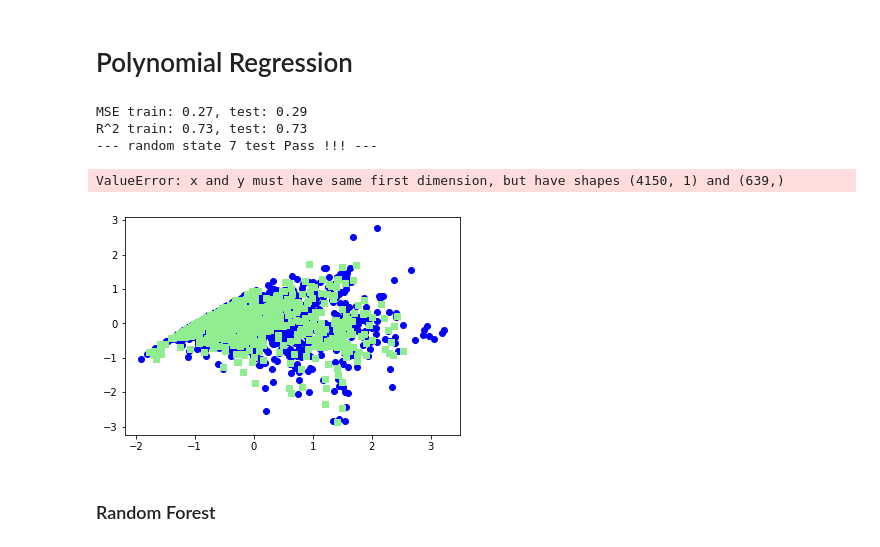
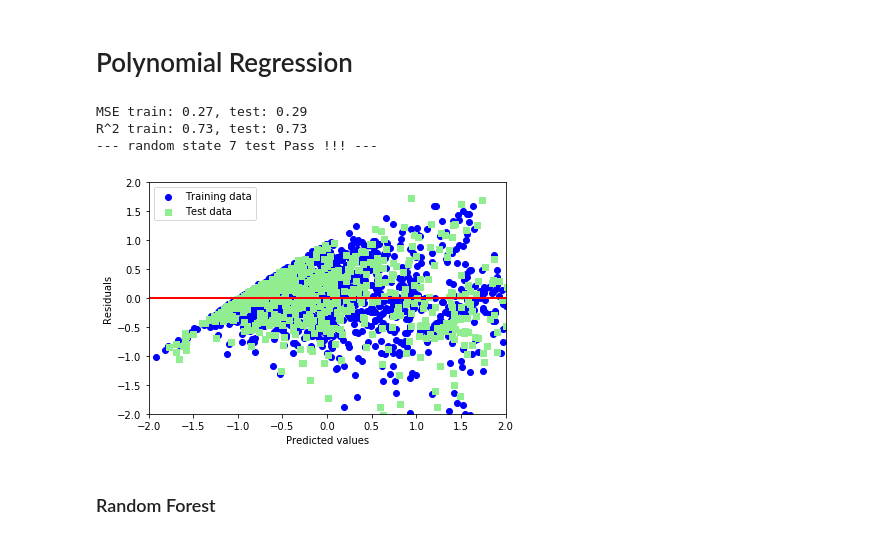
Before and after one commit to smog70151/DeepLearning, a Jupyter notebook: Lab04-2_104062232.ipynb, the cells around one changed output. Saved outputs shown, nothing was run; the diff lists cells and outputs as text; code cells hidden in the pictures.

```diff
--- a/Lab04-2_104062232.ipynb
+++ b/Lab04-2_104062232.ipynb
@@ -135,42 +135,35 @@ if r2_score(y_test_std, y_test_pred) > 0.71:
     print('R^2 train: %.2f, test: %.2f' % (r2_score(y_train_std, y_train_pred),
                                            r2_score(y_test_std, y_test_pred)))
     isPass = True
     print('--- random state 7 test Pass !!! ---')
 
-X_range = np.arange(X_poly_test.min(), X_poly_test.max(), 1)[:, np.newaxis]
 
 plt.scatter(
     y_train_pred,
     y_train_pred - y_train_std,
     c='blue',
     marker='o',
     label='Training data')
 plt.scatter(
     y_test_pred,
     y_test_pred - y_test_std,
     c='lightgreen',
     marker='s',
     label='Test data')
-plt.plot(
-    X_range,
-    y_test_pred,
-    label='Cubic (d=3), $R^2=%.2f$' % (r2_score(y_test_std, y_test_pred)),
-    color='green',
-    lw=2)
+
 plt.xlabel('Predicted values')
 plt.ylabel('Residuals')
 plt.legend(loc='upper left')
 plt.hlines(y=0, xmin=-2, xmax=2, lw=2, color='red')
 plt.xlim([-2, 2])
 plt.ylim([-2, 2])
 plt.tight_layout()
 plt.show()
 # %% [output]
 MSE train: 0.27, test: 0.29
 R^2 train: 0.73, test: 0.73
 --- random state 7 test Pass !!! ---
-ValueError: x and y must have same first dimension, but have shapes (4150, 1) and (639,)
-[figure, old version]
+[figure, new version]
 # %% [markdown]
 ### Random Forest
 # %%
```
